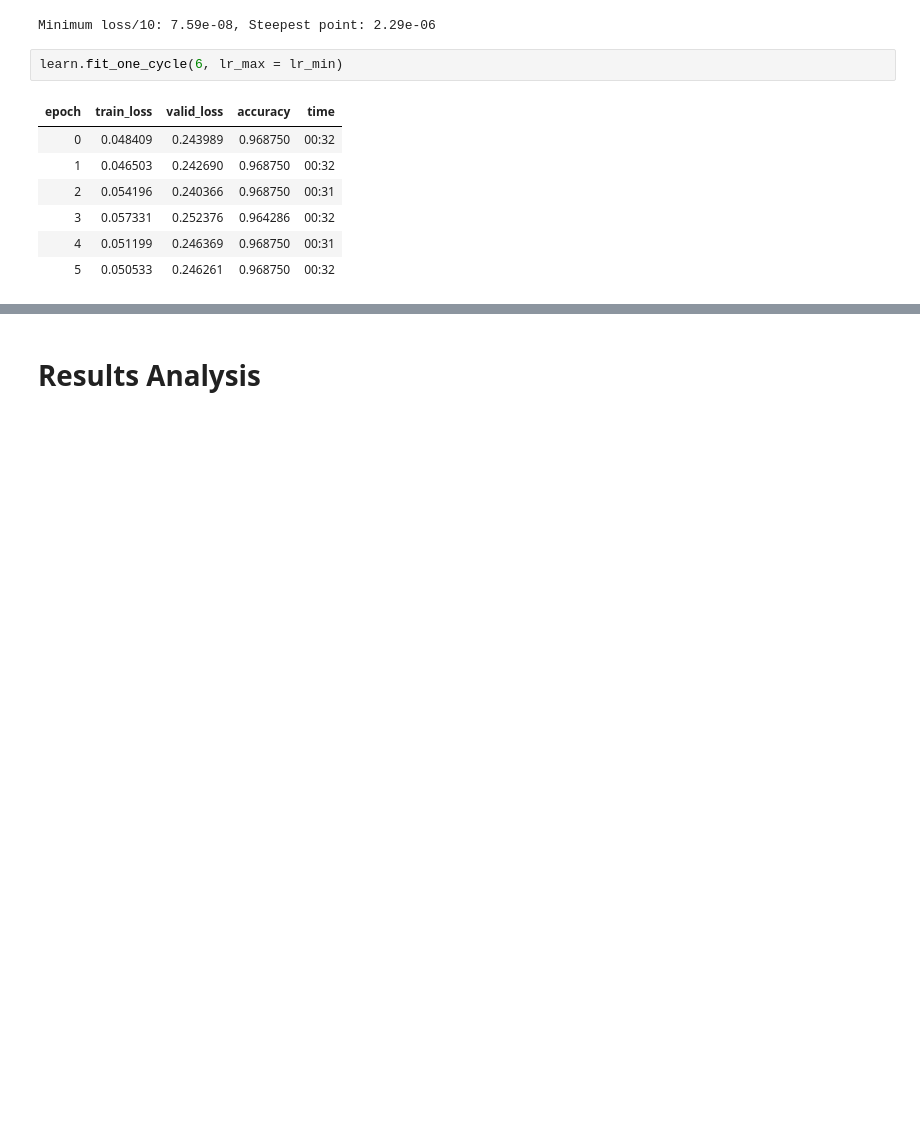
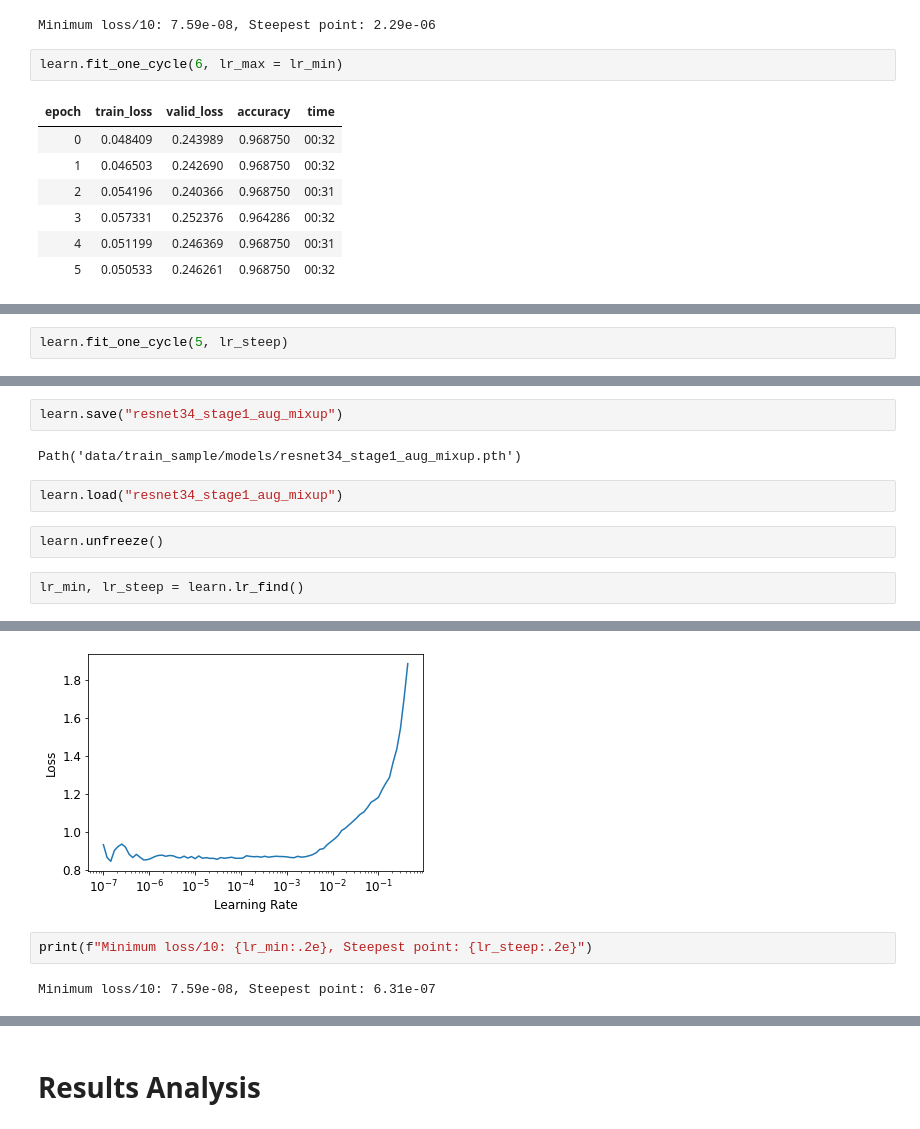
Before and after one commit to lehtone1/nature_concervancy, a Jupyter notebook: 1.1_initial_model.ipynb, the cells around one changed output, grey strips where cells are left out. Cells and saved outputs as stored; diff of their text form; blank space fills up the shorter version.

```diff
--- a/1.1_initial_model.ipynb
+++ b/1.1_initial_model.ipynb
@@ -312,0 +361,2 @@ learn.fit_one_cycle(6, lr_max = lr_min)
+# %%
+learn.fit_one_cycle(5, lr_steep)
@@ -312,0 +370,11 @@ learn.fit_one_cycle(6, lr_max = lr_min)
+# %%
+learn.save("resnet34_stage1_aug_mixup")
+# %% [output]
+Path('data/train_sample/models/resnet34_stage1_aug_mixup.pth')
+# %%
+learn.load("resnet34_stage1_aug_mixup")
+# %%
+learn.unfreeze()
+# %%
+lr_min, lr_steep = learn.lr_find()
+# %% [output]
@@ -312,0 +382,5 @@ learn.fit_one_cycle(6, lr_max = lr_min)
+[figure, added]
+# %%
+print(f"Minimum loss/10: {lr_min:.2e}, Steepest point: {lr_steep:.2e}")
+# %% [output]
+Minimum loss/10: 7.59e-08, Steepest point: 6.31e-07
```
Also changed, not shown: parts of 43 cells of this notebook.
